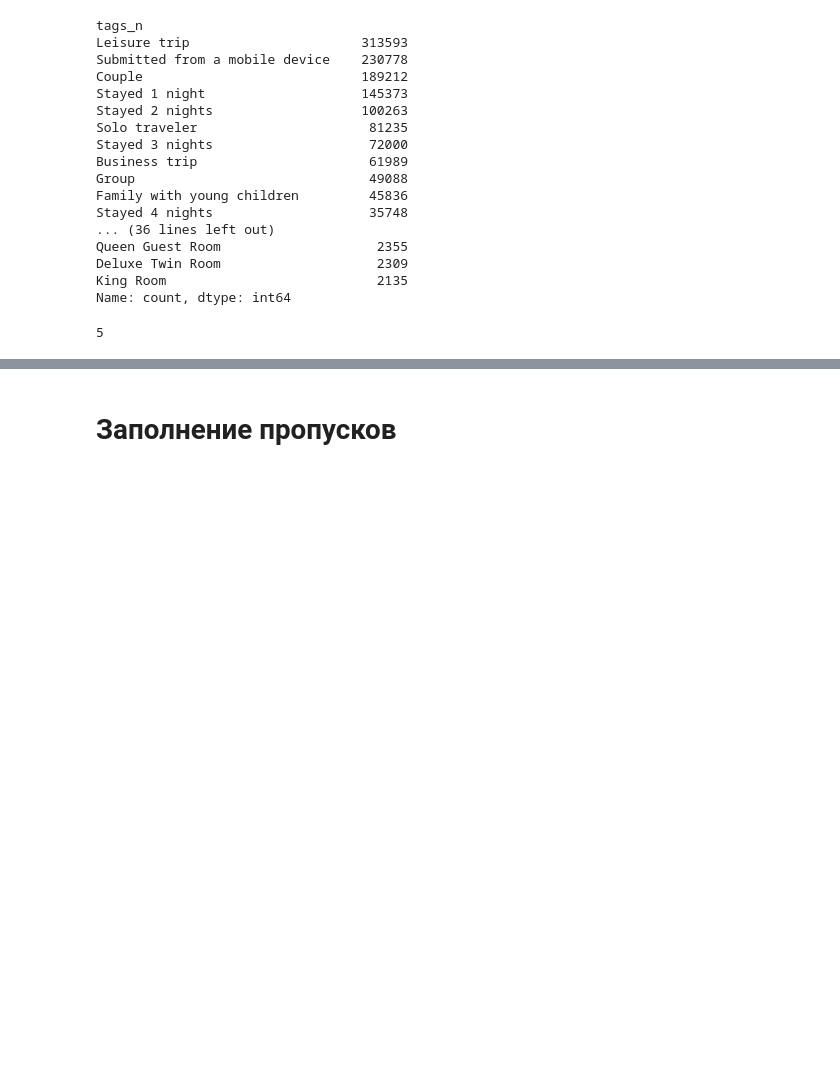
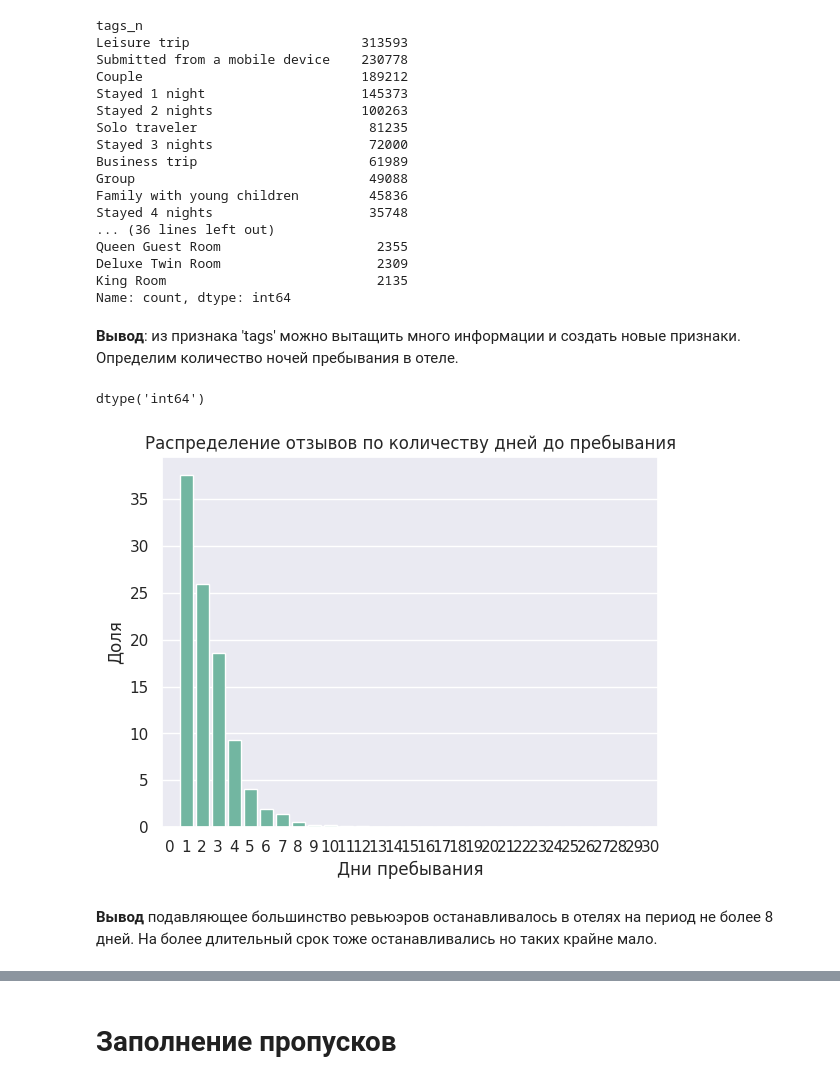
Before and after one commit to AntonYurkovskiy/Project_3_EDA_FE_BookingHotelsRating, a Jupyter notebook: EDA_Project_3_model.ipynb, the cells around one changed output, grey strips where cells are left out. Saved outputs shown, nothing was run; the diff lists cells and outputs as text; code cells hidden in the pictures; blank space fills up the shorter version.

```diff
--- a/EDA_Project_3_model.ipynb
+++ b/EDA_Project_3_model.ipynb
@@ -456,19 +460,28 @@ Queen Guest Room                    2355
 Deluxe Twin Room                    2309
 King Room                           2135
 Name: count, dtype: int64
-# %%
-x = "[' Leisure trip ', ' Couple ', ' Studio Suite ', ' Stayed 2 nights ', ' Submitted from a mobile device ']"
-y = x[2:-2]
-res = y.strip().split(' \', \' ')
-print(len(res))
-# %% [output]
-5
-# %%
-hotels_copy = hotels #.drop(columns=['hotel_address',
-                                #    'review_date',
-                                #    'hotel_name',
-                                #    'reviewer_nationality',
-                                #    'negative_review',
-                                #    'positive_review',
-                                #    'tags',
-                                #    'days_since_review'])
+# %% [markdown]
+**Вывод**: из признака 'tags' можно вытащить много информации и создать новые признаки. Определим количество ночей пребывания в отеле.
+# %%
+# регулярное выражение для нахождения чисел
+# в выражении типа "Stayed [количество ночей] night"
+regex = 'Stayed \d{,3} night'
+# находим только первое значение и приводим к строковому типу данных
+hotels_copy['number_of_nights'] = hotels_copy['tags'].str.findall(regex).str.get(0).astype('string')
+# разбиваем строку в список берем второй элемент приводим в числовой формат
+# для данных где такой тег не встречается ставим 0
+hotels_copy['number_of_nights'] = hotels_copy['number_of_nights'].apply(lambda x: x.split(' ')[1] if not pd.isna(x) else 0).astype('int64')
+# проверяем тип данных
+hotels_copy['number_of_nights'].dtype
+# %% [output]
+dtype('int64')
+# %%
+# визуализируем
+ax = sns.countplot(hotels_copy, x="number_of_nights", stat='percent',)
+ax.set(xlabel='Дни пребывания', ylabel='Доля')
+plt.title('Распределение отзывов по количеству дней до пребывания')
+plt.show()
+# %% [output]
+[figure, added]
+# %% [markdown]
+**Вывод** подавляющее большинство ревьюэров останавливалось в отелях на период не более 8 дней. На более длительный срок тоже останавливались но таких крайне мало.
```
Also changed, not shown: parts of 12 cells of this notebook.
